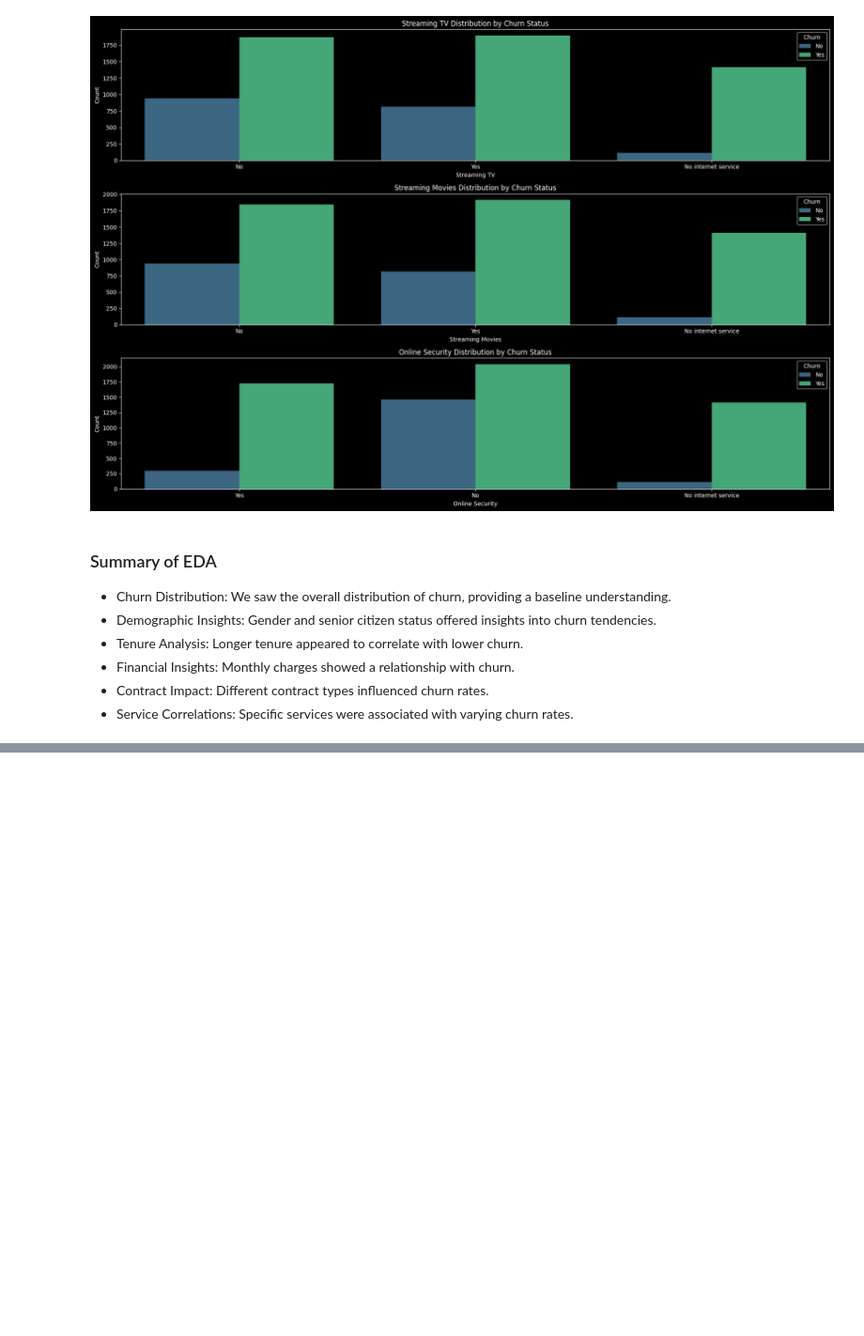
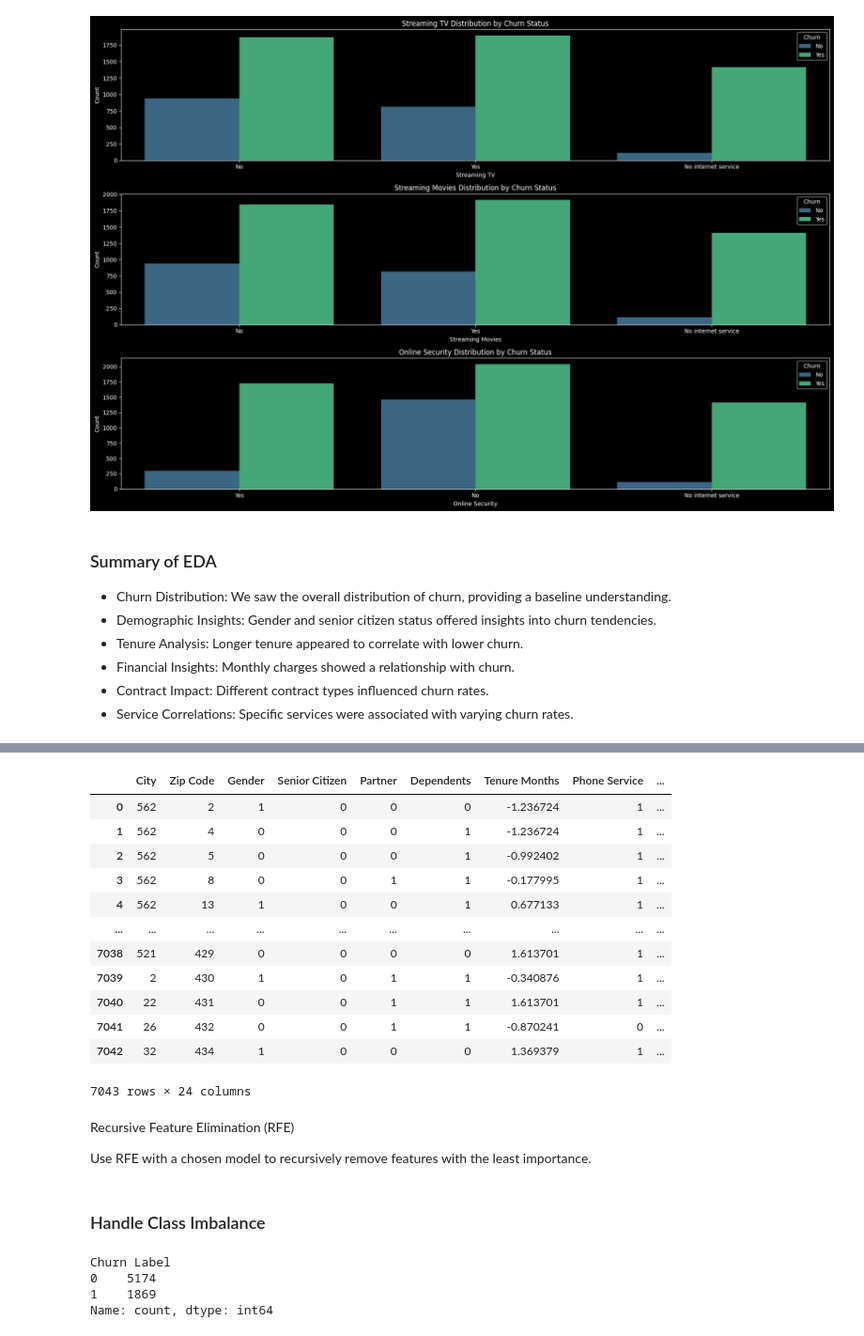
Before and after one commit to Shuchismita2000/customer-churn-prediction, a Jupyter notebook: eda.ipynb, the cells around one changed output, grey strips where cells are left out. Shown at 94% size. Cells and saved outputs as stored; diff of their text form; code cells hidden in the pictures; blank space fills up the shorter version.

```diff
--- a/eda.ipynb
+++ b/eda.ipynb
@@ -391,0 +467,31 @@ for col in categorical_columns:
+# %%
+import numpy as np
+
+# Select the upper triangle of the correlation matrix
+upper = corr_matrix.where(np.triu(np.ones(corr_matrix.shape), k=1).astype(bool))
+# %%
+# Find features with correlation greater than 0.8
+to_drop = [column for column in upper.columns if any(upper[column] > 0.8)]
+# %%
+# Drop highly correlated features
+X = X.drop(columns=to_drop)
+# %%
+X
+# %% [output]
+|  | City | Zip Code | Gender | Senior Citizen | Partner | Dependents | Tenure Months | Phone Service | ... |
+| 0 | 562 | 2 | 1 | 0 | 0 | 0 | -1.236724 | 1 | ... |
+| 1 | 562 | 4 | 0 | 0 | 0 | 1 | -1.236724 | 1 | ... |
+| 2 | 562 | 5 | 0 | 0 | 0 | 1 | -0.992402 | 1 | ... |
+| 3 | 562 | 8 | 0 | 0 | 1 | 1 | -0.177995 | 1 | ... |
+| 4 | 562 | 13 | 1 | 0 | 0 | 1 | 0.677133 | 1 | ... |
+| ... | ... | ... | ... | ... | ... | ... | ... | ... | ... |
+| 7038 | 521 | 429 | 0 | 0 | 0 | 0 | 1.613701 | 1 | ... |
+| 7039 | 2 | 430 | 1 | 0 | 1 | 1 | -0.340876 | 1 | ... |
+| 7040 | 22 | 431 | 0 | 0 | 1 | 1 | 1.613701 | 1 | ... |
+| 7041 | 26 | 432 | 0 | 0 | 1 | 1 | -0.870241 | 0 | ... |
+| 7042 | 32 | 434 | 1 | 0 | 0 | 0 | 1.369379 | 1 | ... |
+7043 rows × 24 columns
+# %% [markdown]
+Recursive Feature Elimination (RFE)
+
+Use RFE with a chosen model to recursively remove features with the least importance.
@@ -391,0 +513,9 @@ for col in categorical_columns:
+# %% [markdown]
+### Handle Class Imbalance
+# %%
+df['Churn Label'].value_counts()
+# %% [output]
+Churn Label
+0    5174
+1    1869
+Name: count, dtype: int64
```
Also changed, not shown: parts of 33 cells of this notebook.
